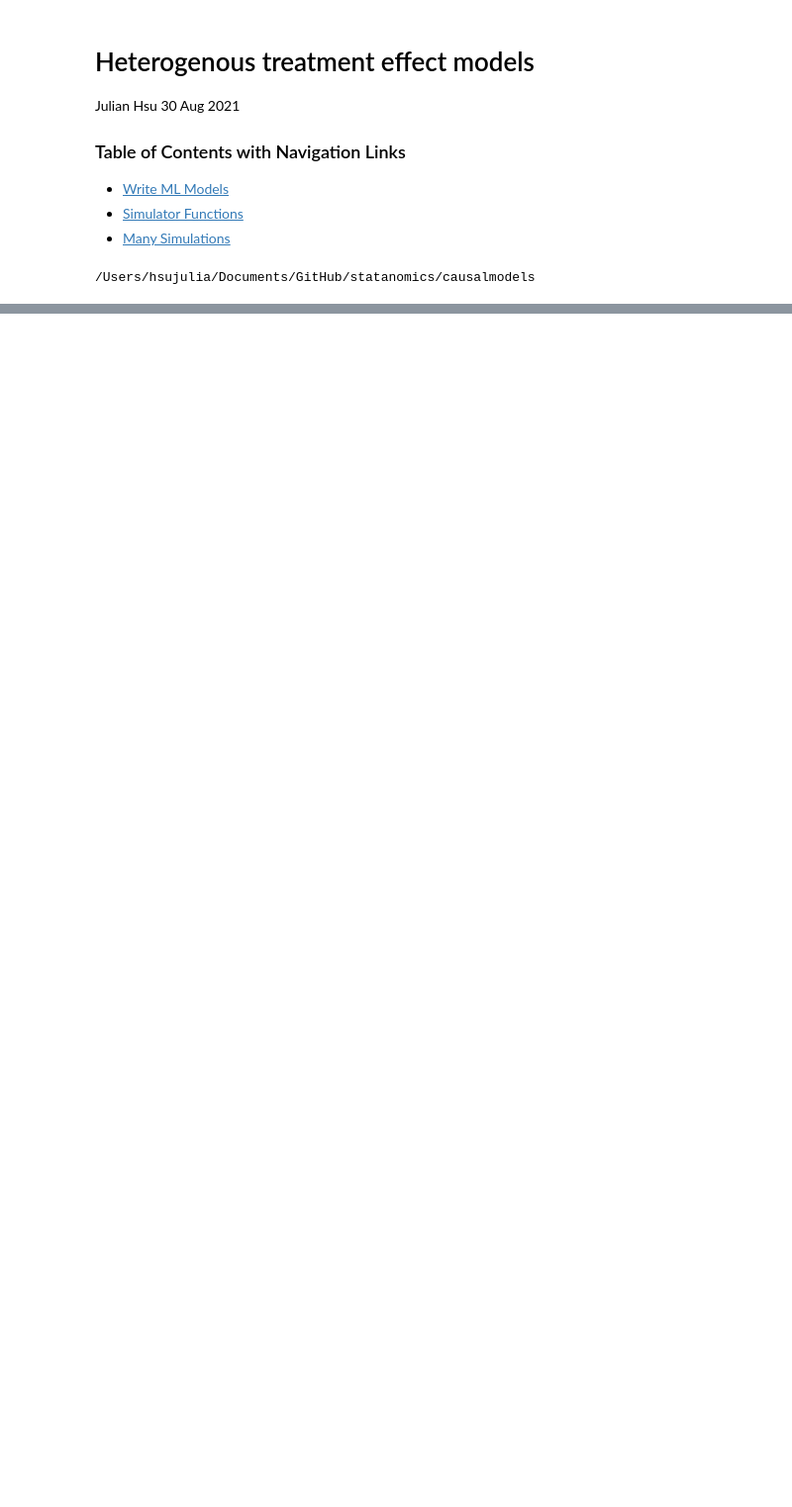
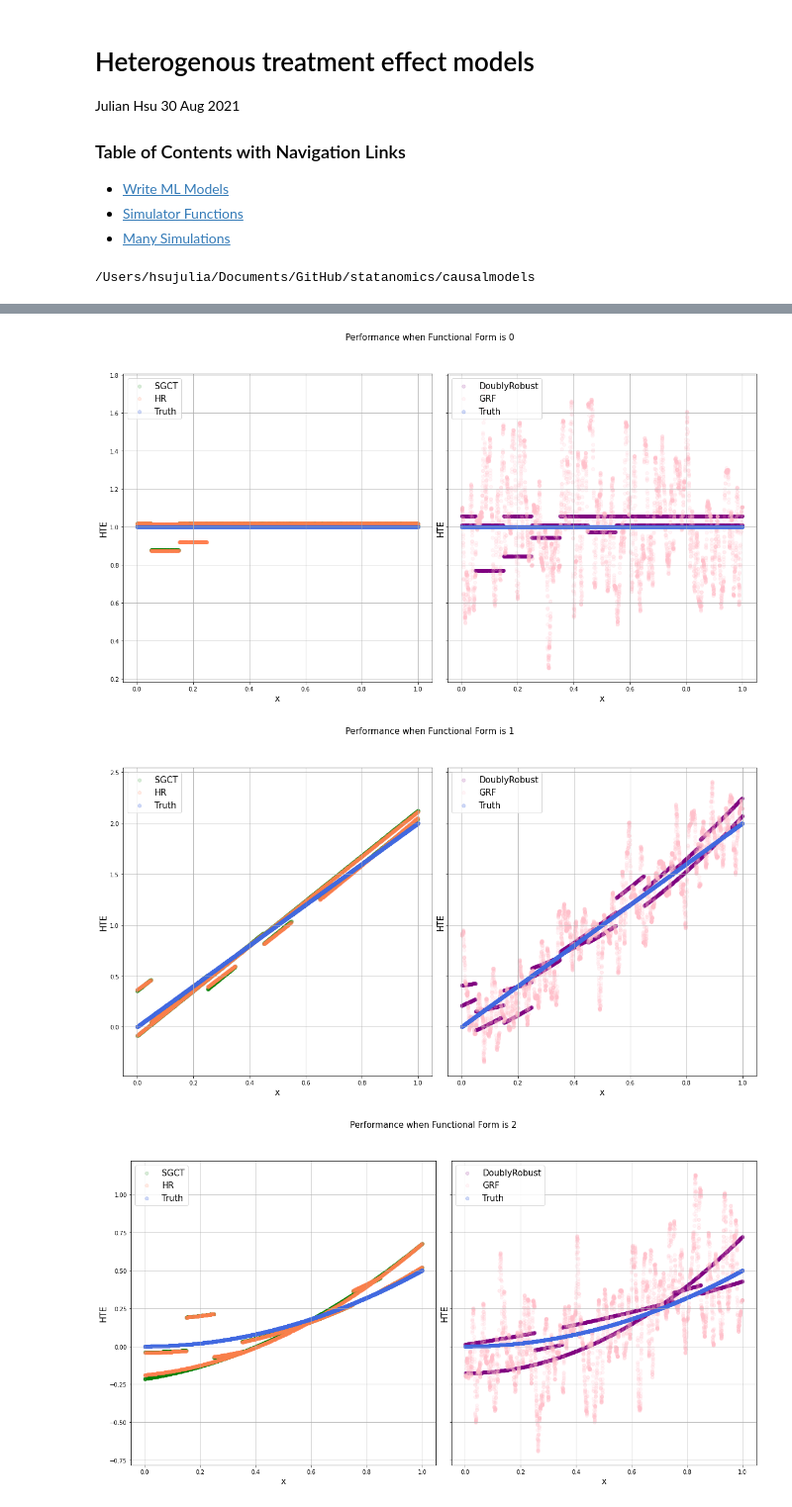
Before and after one commit to shoepaladin/statanomics, a Jupyter notebook: causalmodels/HTE_Model_Specs.ipynb, the cells around one changed output, grey strips where cells are left out. Shown at 99% size. Drawn from its saved outputs; the diff is of its cells as text; code cells hidden in the pictures; blank space fills up the shorter version.

```diff
--- a/causalmodels/HTE_Model_Specs.ipynb
+++ b/causalmodels/HTE_Model_Specs.ipynb
@@ -193,8 +197,8 @@ for t in ['constant','linear','quadratic','piecewise','piecewise_linear']:
         df['x_X'+str(p)] = df['x_'+str(p)]*df['x']
     full_feature_list = [ x for x in df.columns if 'x' in x]
 
-    ## 3. Run through each combination of models
-    SGCT = hte.het_dml_approaches.SGCT(df,
+
+    SGCT = st.hte.het_dml_approaches.SGCT(df,
                     full_feature_list, 'y', 't',
                     full_feature_list,
                     y_models['ols'], t_models['logit'],
@@ -204,7 +208,7 @@ for t in ['constant','linear','quadratic','piecewise','piecewise_linear']:
     df['dml_SGCT_P'] = SGCT[2]
     df['dml_SGCT_Y0'] = SGCT[3]
 
-    HR = hte.het_dml_approaches.HR(df,
+    HR = st.hte.het_dml_approaches.HR(df,
                     full_feature_list, 'y', 't',
                     full_feature_list,
                     y_models['ols'], t_models['logit'],
@@ -214,7 +218,7 @@ for t in ['constant','linear','quadratic','piecewise','piecewise_linear']:
     df['dml_HR_P'] = HR[2]
     df['dml_HR_Y0'] = HR[3]
 
-    dr_cvl = hte.other.DR(df,
+    dr_cvl = st.hte.other.DR(df,
                     full_feature_list, 'y', 't',
                     full_feature_list,
                     y_models['ols'], t_models['logit'],
@@ -225,37 +229,41 @@ for t in ['constant','linear','quadratic','piecewise','piecewise_linear']:
     df['DR_CVL_Y0'] = dr_cvl[3]
 
 
-    tree_grf = hte.trees.grf(df,
+    tree_grf = st.hte.trees.grf(df,
                     full_feature_list, 'y', 't',
                     full_feature_list,
                     y_models['ols'], t_models['logit'],
                    n_data_splits, {'n_estimators':1000})
     df['GRF_TE'] = tree_grf[0]
     df['GRF_SE'] = tree_grf[1]
     df['GRF_P'] = tree_grf[2]
     df['GRF_Y0'] = tree_grf[3]
 
     fig,ax = plt.subplots(nrows=1, ncols=2, figsize=(20,10),sharex=True, sharey=True)
 
     ax[0].scatter(df['x'], df['dml_SGCT_TE'], label='SGCT', alpha = 0.15, color='green')
     ax[0].scatter(df['x'], df['dml_HR_TE'], label='HR', alpha = 0.15, color='coral')
     ax[0].scatter(df['x'], df['hte'], label='Truth', alpha = 0.25, color='royalblue')
 
     ax[0].legend(loc='upper left', fontsize=15)
     ax[0].grid()
     ax[0].set_ylabel('HTE', fontsize=15)
     ax[0].set_xlabel('x', fontsize=15)
 
     ax[1].scatter(df['x'], df['DR_CVL_TE'], label='DoublyRobust', alpha = 0.15, color='purple')
     ax[1].scatter(df['x'], df['GRF_TE'], label='GRF', alpha = 0.15, color='pink')
     ax[1].scatter(df['x'], df['hte'], label='Truth', alpha = 0.25, color='royalblue')
 
     ax[1].legend(loc='upper left', fontsize=15)
     ax[1].grid()
     ax[1].set_ylabel('HTE', fontsize=15)
     ax[1].set_xlabel('x', fontsize=15)
     fig.subplots_adjust(wspace=0.05, hspace=0)
     fig.suptitle('Performance when Functional Form is {0}'.format(i), fontsize=15)
     fig.patch.set_facecolor('white')
     fig.show()
     i+=1
+# %% [output]
+[figure, added]
+[figure, added]
+[figure, added]
```
Also changed, not shown: parts of 2 cells of this notebook, 2 other files.
